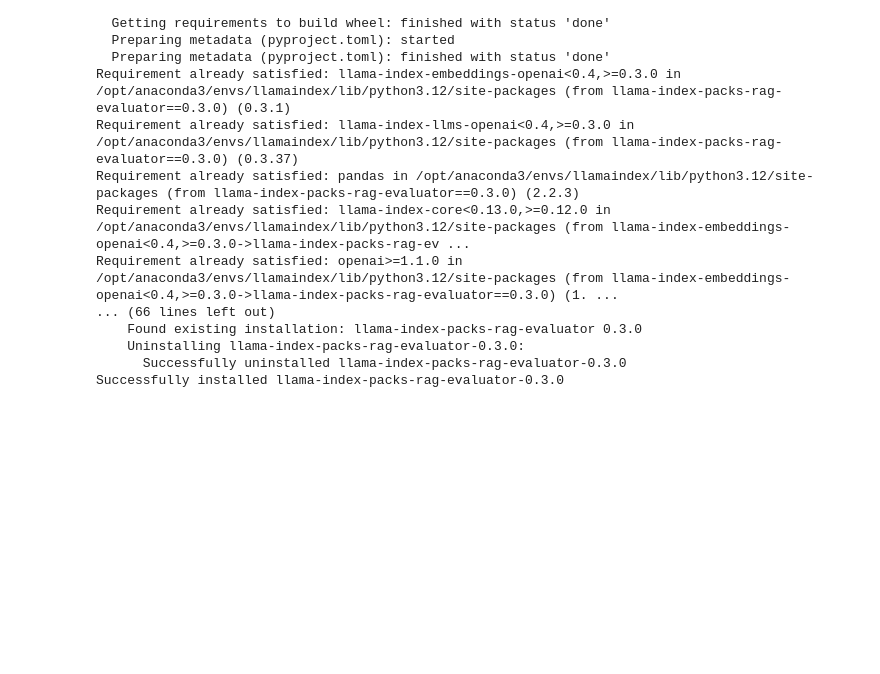
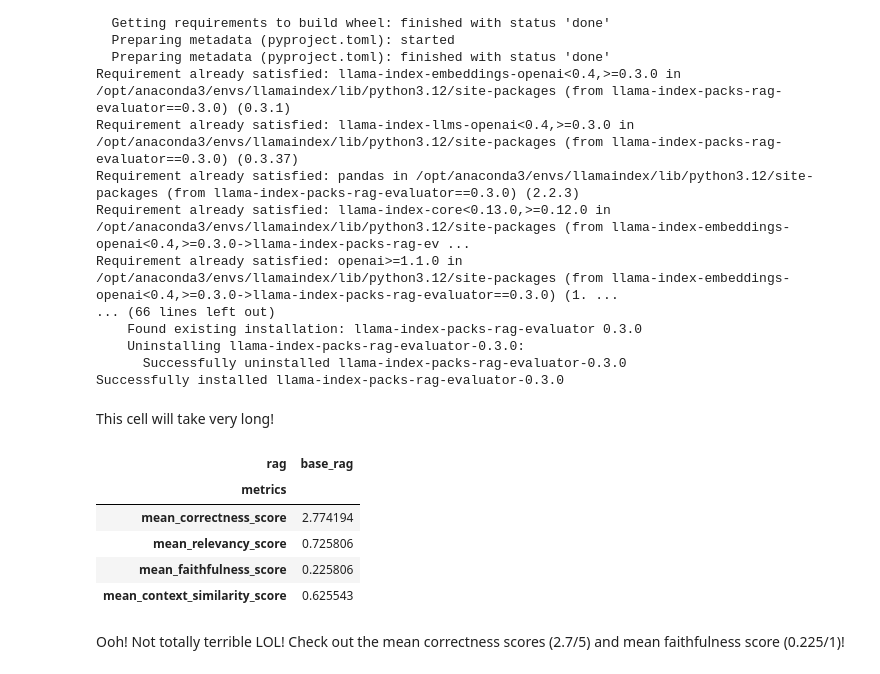
Before and after one commit to tituslhy/ideal-palm-tree, a Jupyter notebook: notebooks/dataset_gen.ipynb, the cells around one changed output. Saved outputs shown, nothing was run; the diff lists cells and outputs as text; code cells hidden in the pictures; blank space fills up the shorter version.

```diff
--- a/notebooks/dataset_gen.ipynb
+++ b/notebooks/dataset_gen.ipynb
@@ -100,7 +101,7 @@ embed_model = OllamaEmbedding(model_name="nomic-embed-text")
 from llama_index.core import VectorStoreIndex
 
 index = VectorStoreIndex.from_documents(docs, embed_model=embed_model)
-query_engine = index.as_query_engine(similarity_top_k=6, llm = Ollama("qwen2.5"))
+query_engine = index.as_query_engine(similarity_top_k=6, llm = Ollama("llama3.2:1b"))
 # %%
 from llama_index.core.llama_pack import download_llama_pack
 
@@ -129,5 +124,28 @@ Requirement already satisfied: openai>=1.1.0 in /opt/anaconda3/envs/llamaindex/l
     Uninstalling llama-index-packs-rag-evaluator-0.3.0:
       Successfully uninstalled llama-index-packs-rag-evaluator-0.3.0
 Successfully installed llama-index-packs-rag-evaluator-0.3.0
+# %%
+rag_evaluator = RagEvaluatorPack(
+    query_engine=query_engine,
+    rag_dataset=qa_dataset,
+    judge_llm=Ollama("qwen2.5", request_timeout=120.0), #use the same llm that we use to create the dataset to judge
+    embed_model=OllamaEmbedding(model_name="nomic-embed-text")
+)
 # %%
-benchmark_df = await rag_evaluator.run()
+import warnings
+warnings.filterwarnings("ignore")
+# %% [markdown]
+This cell will take very long!
+# %%
+benchmark_df = rag_evaluator.run(batch_size=20)
+# %%
+benchmark_df
+# %% [output]
+| rag | base_rag |
+| metrics |  |
+| mean_correctness_score | 2.774194 |
+| mean_relevancy_score | 0.725806 |
+| mean_faithfulness_score | 0.225806 |
+| mean_context_similarity_score | 0.625543 |
+# %% [markdown]
+Ooh! Not totally terrible LOL! Check out the mean correctness scores (2.7/5) and mean faithfulness score (0.225/1)!
```
Also changed, not shown: parts of 4 cells of this notebook, 3 other files.
